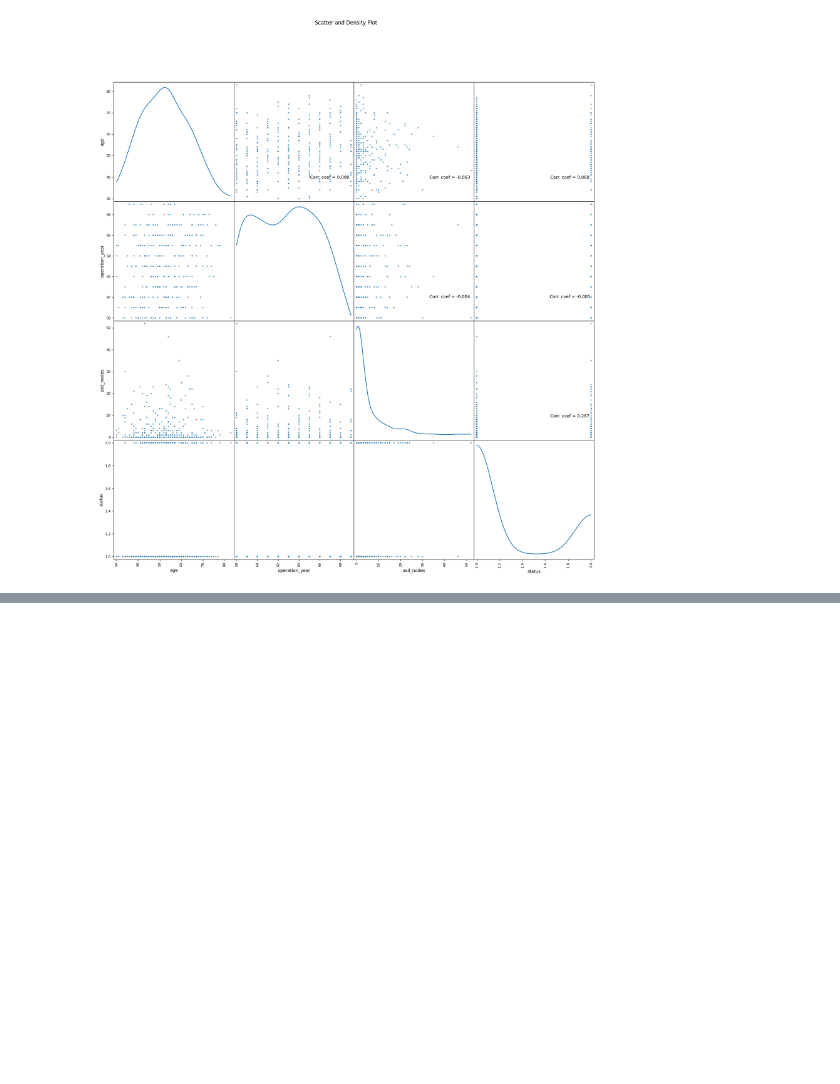
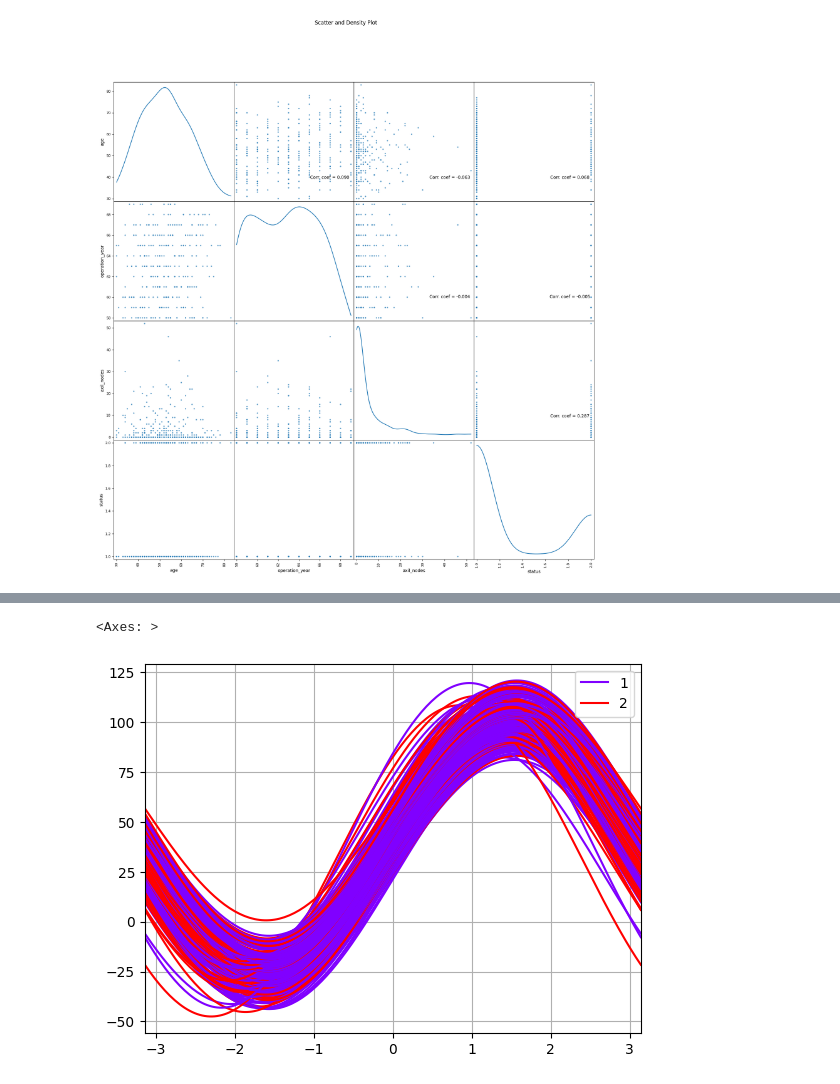
Before and after one commit to dev-frog/WM-ASDS04, a Jupyter notebook: lab_1/haberman.ipynb, the cells around one changed output, grey strips where cells are left out. Drawn from its saved outputs; the diff is of its cells as text; code cells hidden in the pictures; blank space fills up the shorter version.

```diff
--- a/lab_1/haberman.ipynb
+++ b/lab_1/haberman.ipynb
@@ -94,0 +100,5 @@ plotScatterMatrix(df, 20, 10)
+# %%
+pd.plotting.andrews_curves(df, 'status', colormap='rainbow')
+# %% [output]
+<Axes: >
+[figure, added]
```
Also changed, not shown: parts of 7 cells of this notebook, 6 other files.
